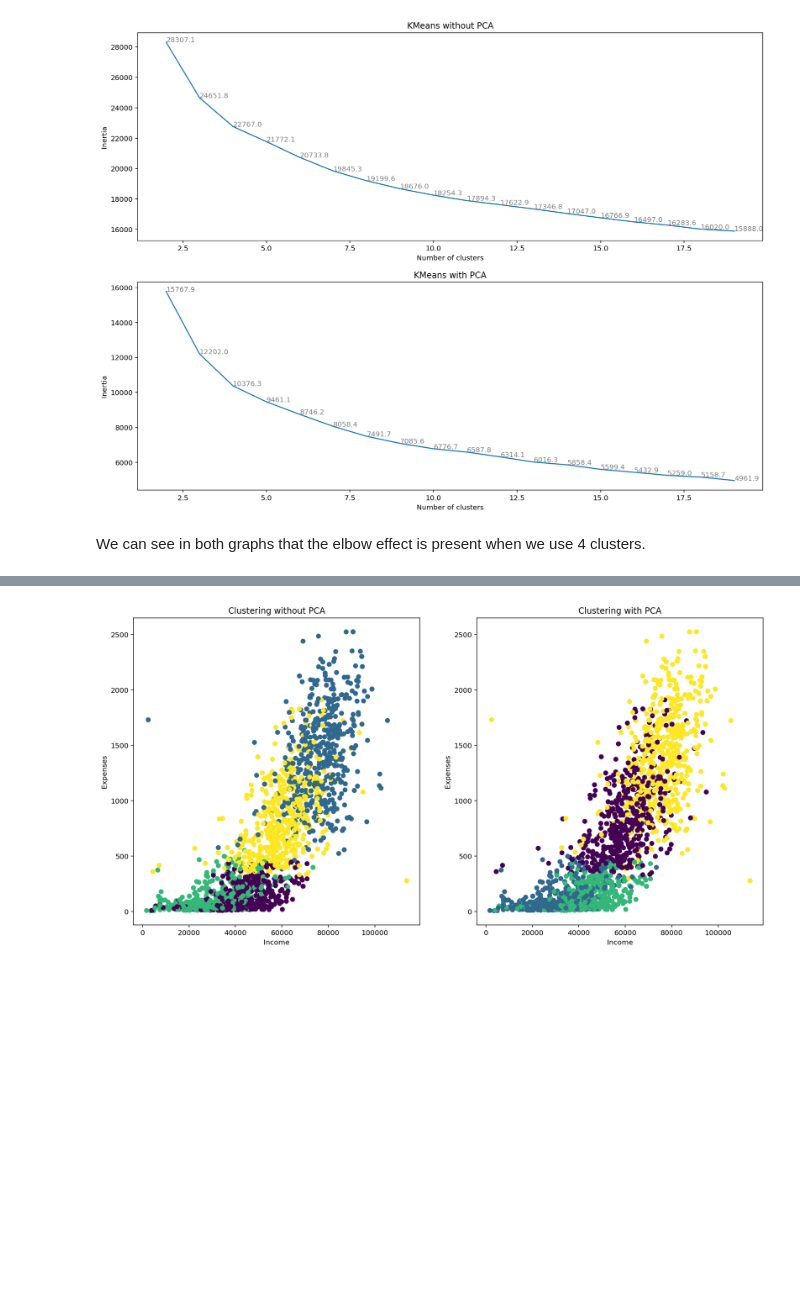
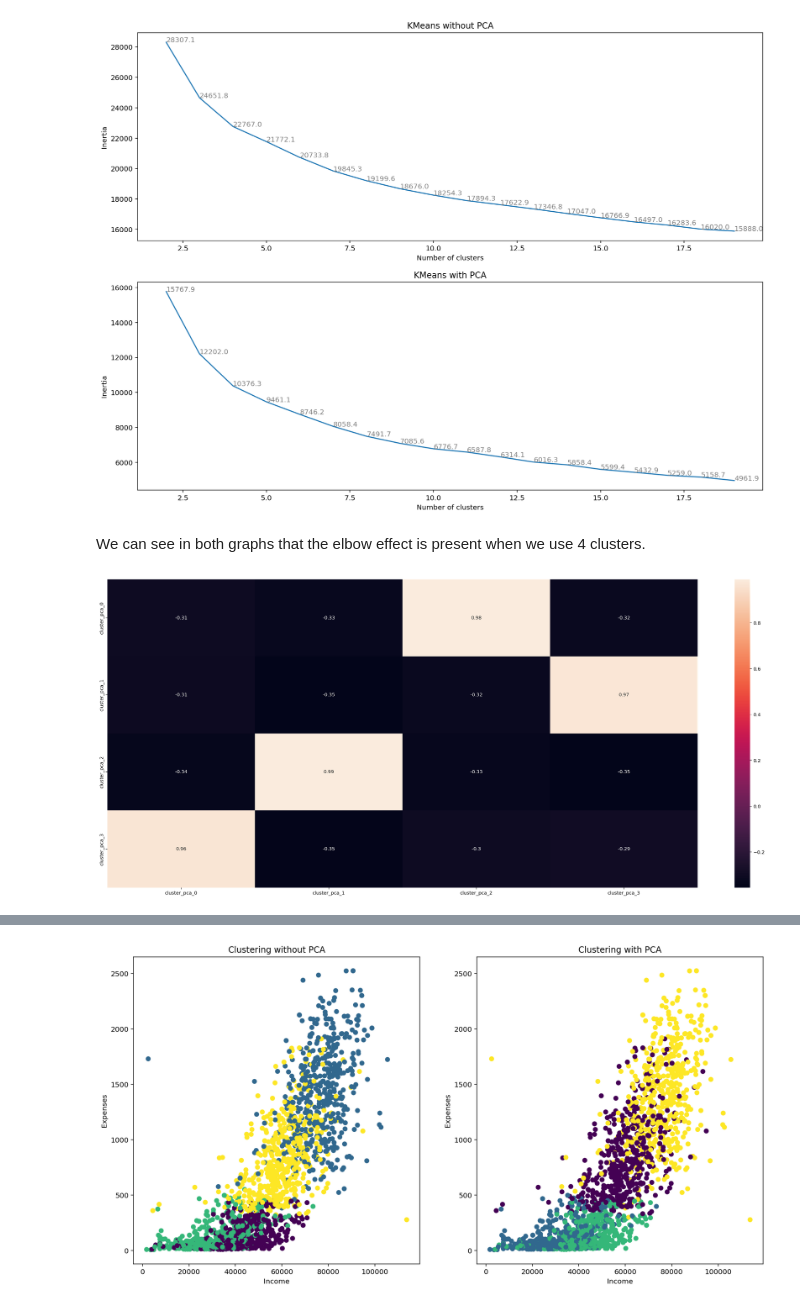
Before and after one commit to yxyfer/PTML_Project, a Jupyter notebook: src/market_analysis_unsupervised.ipynb, the cells around one changed output, grey strips where cells are left out. Cells and saved outputs as stored; diff of their text form; code cells hidden in the pictures; blank space fills up the shorter version.

Commit message:
add plot

```diff
--- a/src/market_analysis_unsupervised.ipynb
+++ b/src/market_analysis_unsupervised.ipynb
@@ -408,8 +408,8 @@ df_tr_pca = pca_reduction.fit_pca(df_tr, 5)
 compare_curves(df_tr, df_tr_pca)
 # %% [output]
 [figure]
-# %% [markdown]
-We can see in both graphs that the elbow effect is present when we use 4 clusters.
+# %% [markdown]
+We can see in both graphs that the elbow effect is present when we use 4 clusters.
 # %%
 # Function used to plot the clusters depending on two attributes.
 def plot_2D(X, x, y, cluster, cluster_pca):
@@ -434,3 +434,12 @@ cluster = model_kmeans.fit(df_tr).predict(df_tr)
 
 model_kmeans_pca = KMeans(4, random_state=20)
 cluster_pca = model_kmeans_pca.fit(df_tr_pca).predict(df_tr_pca)
+# %%
+# Plot the correlation matrix between prexdictions
+tmp_df = pd.concat([pd.get_dummies(cluster, prefix="cluster_ori"), pd.get_dummies(cluster_pca, prefix="cluster_pca")], axis=1)
+corr = tmp_df.corr().loc[[col for col in tmp_df.columns if col.startswith("cluster_ori")], [col for col in tmp_df.columns if col.startswith("cluster_pca")]]
+plt.figure(figsize=(28, 12))
+sn.heatmap(corr, annot=True, xticklabels=corr.columns, yticklabels=corr.columns)
+plt.show()
+# %% [output]
+[figure, added]
```
Also changed, not shown: parts of 9 cells of this notebook.
